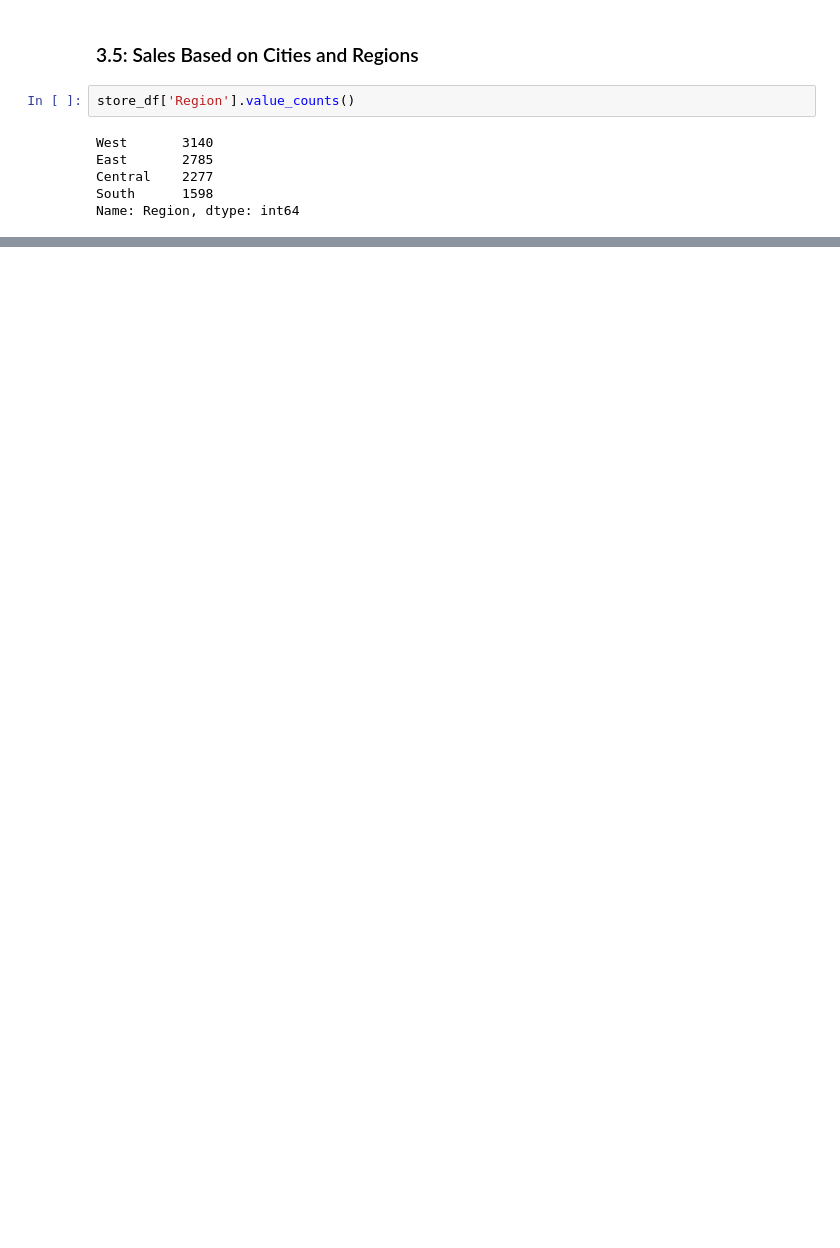
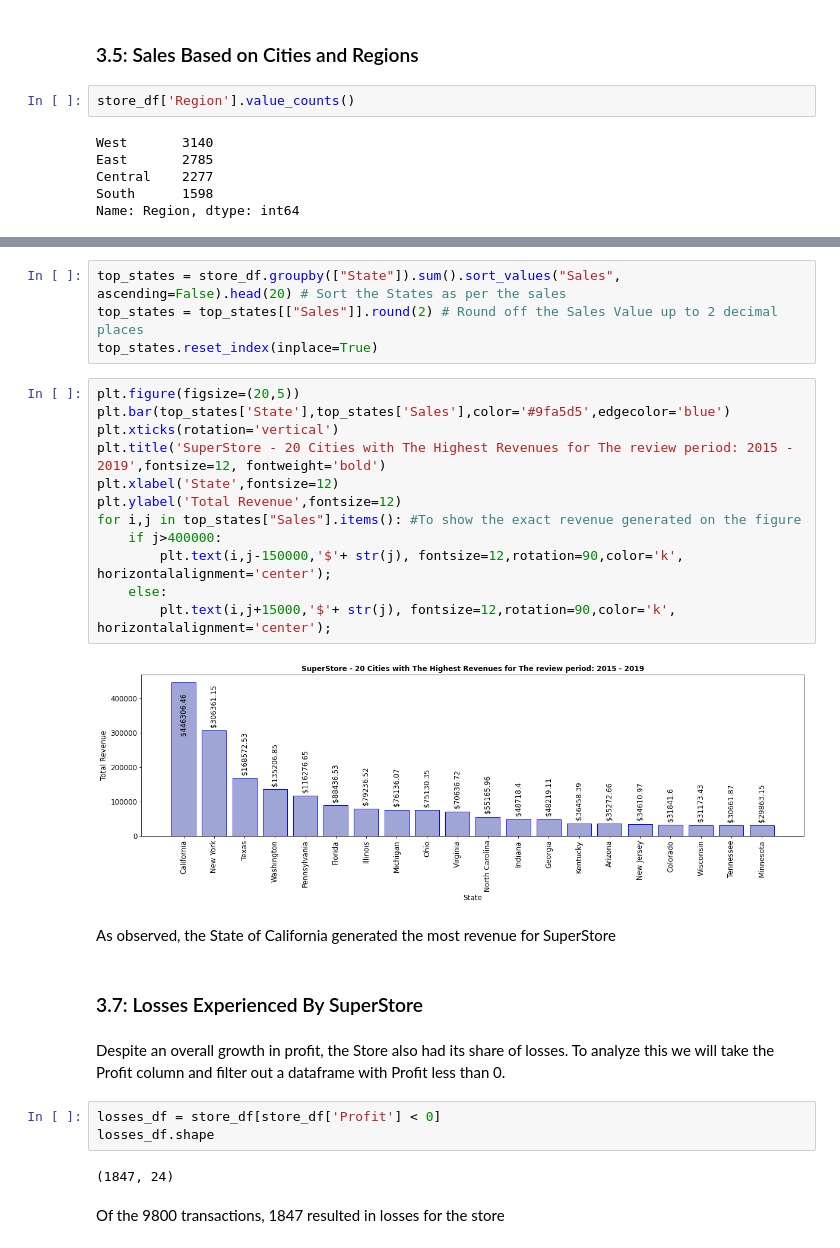
Before and after one commit to WayneNyariroh/StoreSales_Analysis, a Jupyter notebook: superStoreSales_EDA.ipynb, the cells around one changed output, grey strips where cells are left out. Saved outputs shown, nothing was run; the diff lists cells and outputs as text; blank space fills up the shorter version.

```diff
--- a/superStoreSales_EDA.ipynb
+++ b/superStoreSales_EDA.ipynb
@@ -582,0 +624,31 @@ Name: Region, dtype: int64
+# %%
+top_states = store_df.groupby(["State"]).sum().sort_values("Sales", ascending=False).head(20) # Sort the States as per the sales
+top_states = top_states[["Sales"]].round(2) # Round off the Sales Value up to 2 decimal places
+top_states.reset_index(inplace=True)
+# %%
+plt.figure(figsize=(20,5))
+plt.bar(top_states['State'],top_states['Sales'],color='#9fa5d5',edgecolor='blue')
+plt.xticks(rotation='vertical')
+plt.title('SuperStore - 20 Cities with The Highest Revenues for The review period: 2015 - 2019',fontsize=12, fontweight='bold')
+plt.xlabel('State',fontsize=12)
+plt.ylabel('Total Revenue',fontsize=12)
+for i,j in top_states["Sales"].items(): #To show the exact revenue generated on the figure
+    if j>400000:
+        plt.text(i,j-150000,'$'+ str(j), fontsize=12,rotation=90,color='k', horizontalalignment='center');
+    else:
+        plt.text(i,j+15000,'$'+ str(j), fontsize=12,rotation=90,color='k', horizontalalignment='center');
+# %% [output]
+[figure, added]
+# %% [markdown]
+As observed, the State of California generated the most revenue for SuperStore
+# %% [markdown]
+### 3.7: Losses Experienced By SuperStore
+# %% [markdown]
+Despite an overall growth in profit, the Store also had its share of losses. To analyze this we will take the Profit column and filter out a dataframe with Profit less than 0.
+# %%
+losses_df = store_df[store_df['Profit'] < 0]
+losses_df.shape
+# %% [output]
+(1847, 24)
+# %% [markdown]
+Of the 9800 transactions, 1847 resulted in losses for the store
```
Also changed, not shown: parts of 15 cells of this notebook, 3 other files.
